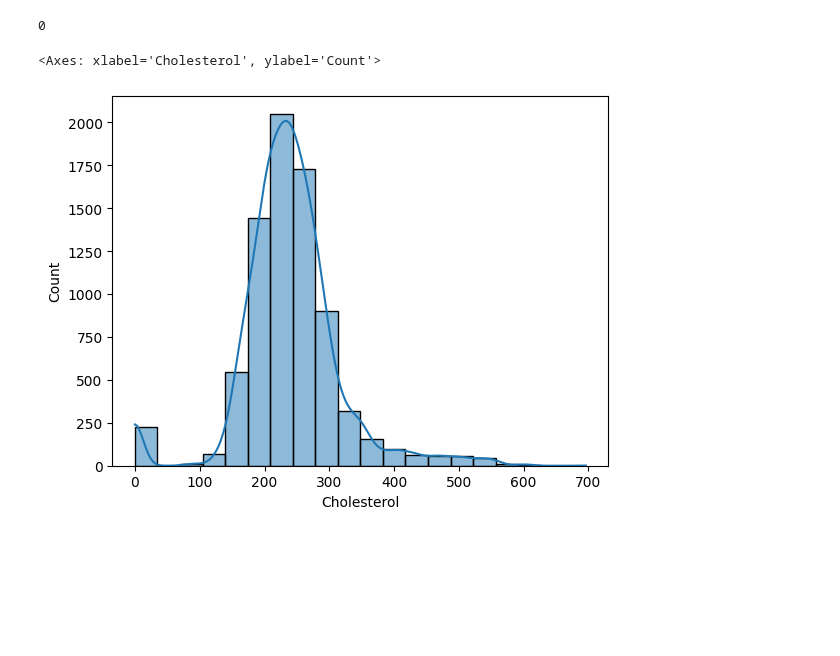
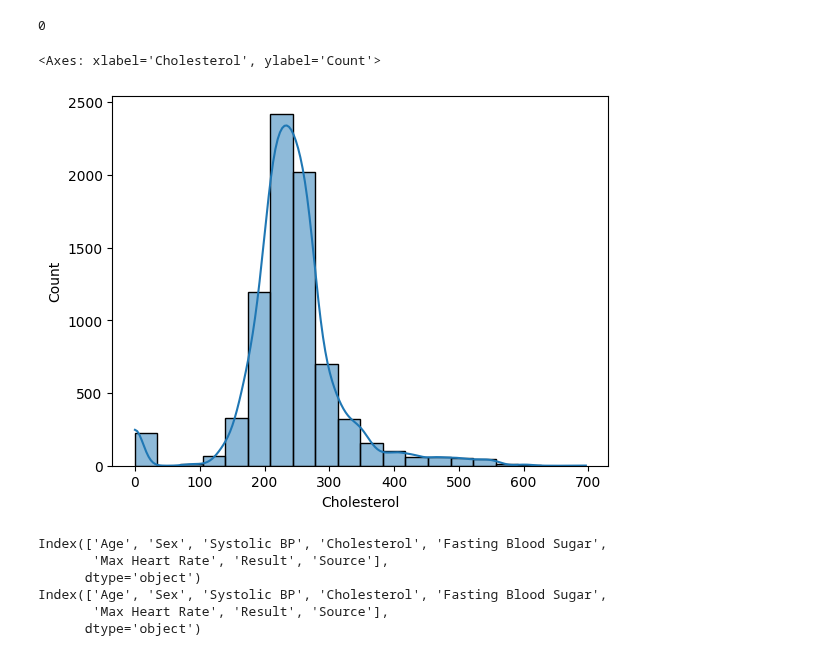
Before and after one commit to xerader/QBS181, a Jupyter notebook: Imputed Data Algorithms/synthesis_data.ipynb, the cells around one changed output. Drawn from its saved outputs; the diff is of its cells as text; code cells hidden in the pictures; blank space fills up the shorter version.

Commit message:
synthesis data update

```diff
--- a/Imputed Data Algorithms/synthesis_data.ipynb
+++ b/Imputed Data Algorithms/synthesis_data.ipynb
@@ -15,7 +15,8 @@ import pandas as pd
 import faker
 
 fake = faker.Faker()
-df = pd.read_csv("./Cleaned Data/merged_data.csv")
+df = pd.read_csv("/Users/kevinyang/Documents/QBS181/Cleaned Data/merged.csv")
+df1 = pd.read_csv("/Users/kevinyang/Documents/QBS181/Cleaned Data/merged.csv")
 # %%
 # count missing cholesterol values
 missing_cholesterol = df['Cholesterol'].isnull().sum()
@@ -34,10 +35,14 @@ sns.histplot(df['Cholesterol'], bins=20, kde=True)
 # Identify missing values in the cholesterol column
 missing_indices = df[df['Cholesterol'].isnull()].index
 
-# Generate synthetic cholesterol values using Faker
-synthetic_values = [fake.random_int(min=150, max=300) for _ in range(len(missing_indices))]
+# Calculate the 25th and 75th percentiles of the original cholesterol values
+q25 = df['Cholesterol'].quantile(0.25)
+q75 = df['Cholesterol'].quantile(0.75)
+
+# Generate synthetic cholesterol values using Faker based on the 25th and 75th percentiles
+synthetic_values = [fake.random_int(min=int(q25), max=int(q75)) for _ in range(len(missing_indices))]
 
 # Fill the missing values with the generated synthetic data
-df.loc[missing_indices, 'Cholesterol'] = synthetic_values
+df1.loc[missing_indices, 'Cholesterol'] = synthetic_values
 # %%
 # count missing cholesterol values
@@ -46,9 +51,19 @@ missing_cholesterol
 # %% [output]
 0
 # %%
-sns.histplot(df['Cholesterol'], bins=20, kde=True)
+sns.histplot(df1['Cholesterol'], bins=20, kde=True)
 # %% [output]
 <Axes: xlabel='Cholesterol', ylabel='Count'>
-[figure, old version]
+[figure, new version]
 # %%
 df.to_csv("/Users/kevinyang/Documents/QBS181/Synthesized Data/kevin_synthesis_data.csv", index=False)
+# %%
+print(df1.columns)
+print(df.columns)
+# %% [output]
+Index(['Age', 'Sex', 'Systolic BP', 'Cholesterol', 'Fasting Blood Sugar',
+       'Max Heart Rate', 'Result', 'Source'],
+      dtype='object')
+Index(['Age', 'Sex', 'Systolic BP', 'Cholesterol', 'Fasting Blood Sugar',
+       'Max Heart Rate', 'Result', 'Source'],
+      dtype='object')
```
Also changed, not shown: parts of 2 cells of this notebook.
